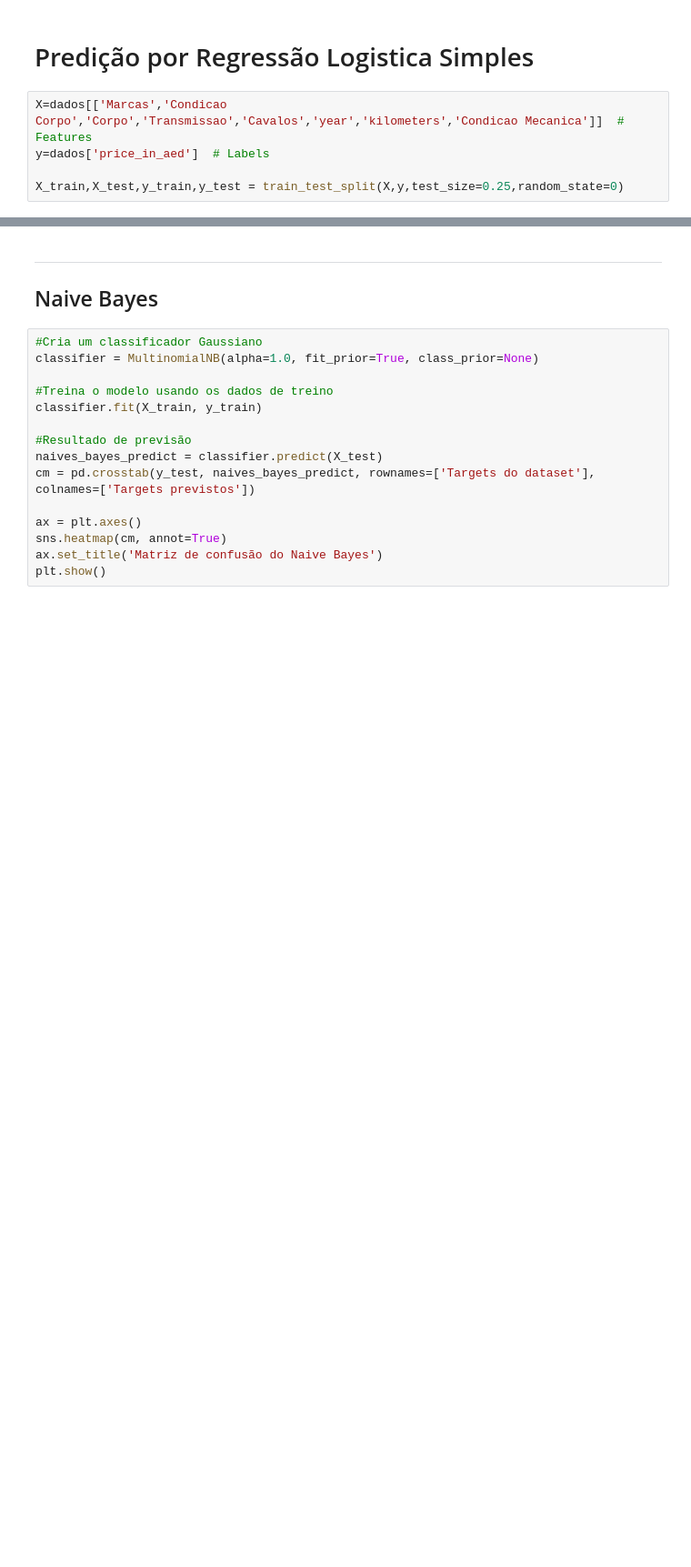
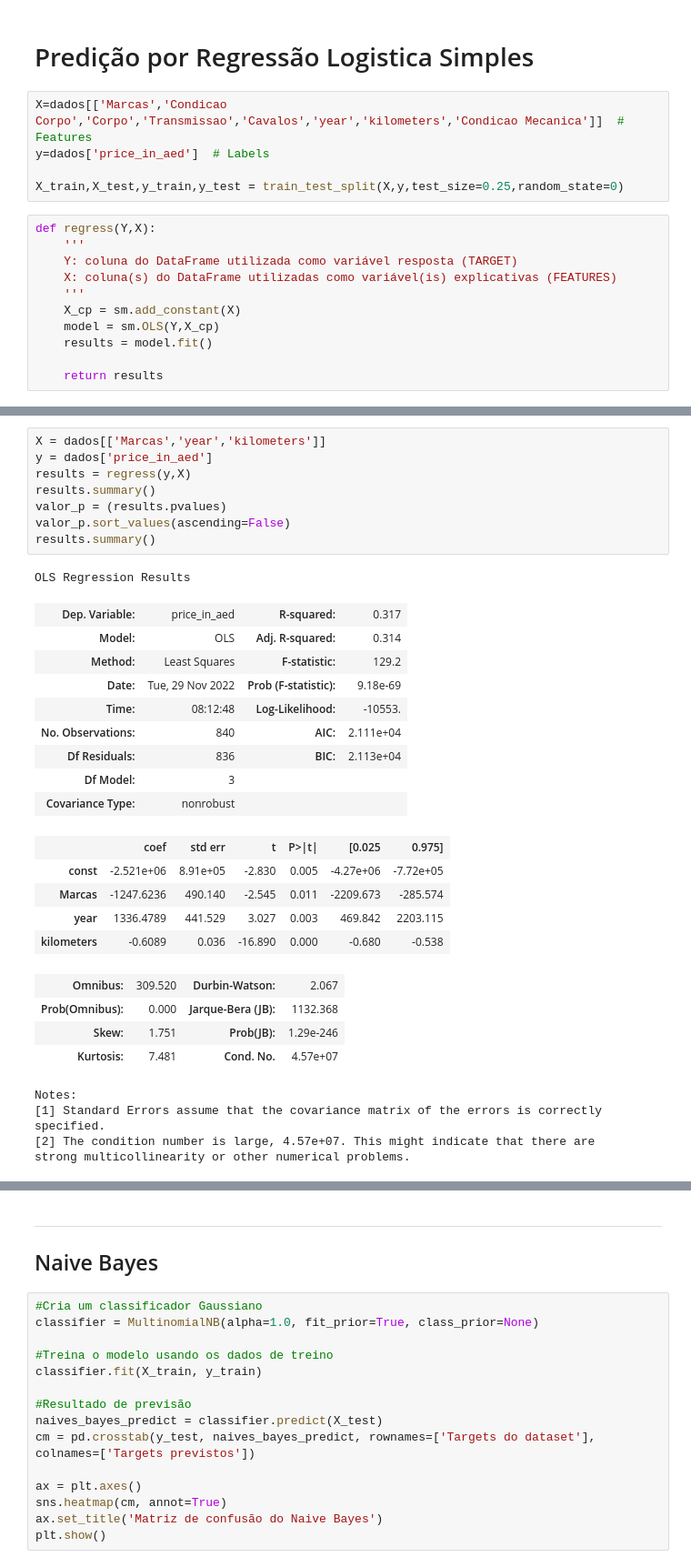
Before and after one commit to insper-classroom/22-2b-cd-p2-p2_albert_arthur_thiago, a Jupyter notebook: main.ipynb, the cells around one changed output, grey strips where cells are left out. Shown: that part at 91% size. Cells and saved outputs as stored; diff of their text form; blank space fills up the shorter version.

```diff
--- a/main.ipynb
+++ b/main.ipynb
@@ -457,4 +473,15 @@ X=dados[['Marcas','Condicao Corpo','Corpo','Transmissao','Cavalos','year','kilom
 y=dados['price_in_aed']  # Labels
 
 X_train,X_test,y_train,y_test = train_test_split(X,y,test_size=0.25,random_state=0)
+# %%
+def regress(Y,X):
+    '''
+    Y: coluna do DataFrame utilizada como variável resposta (TARGET)
+    X: coluna(s) do DataFrame utilizadas como variável(is) explicativas (FEATURES)
+    '''
+    X_cp = sm.add_constant(X)
+    model = sm.OLS(Y,X_cp)
+    results = model.fit()
+
+    return results
 # %%
@@ -482,0 +620,32 @@ Probabilidade de acertar exatamente o preço do carro: 1.4285714285714286 %
+# %%
+X = dados[['Marcas','year','kilometers']]
+y = dados['price_in_aed']
+results = regress(y,X)
+results.summary()
+valor_p = (results.pvalues)
+valor_p.sort_values(ascending=False)
+results.summary()
+# %% [output]
+OLS Regression Results
+| Dep. Variable: | price_in_aed | R-squared: | 0.317 |
+| Model: | OLS | Adj. R-squared: | 0.314 |
+| Method: | Least Squares | F-statistic: | 129.2 |
+| Date: | Tue, 29 Nov 2022 | Prob (F-statistic): | 9.18e-69 |
+| Time: | 08:12:48 | Log-Likelihood: | -10553. |
+| No. Observations: | 840 | AIC: | 2.111e+04 |
+| Df Residuals: | 836 | BIC: | 2.113e+04 |
+| Df Model: | 3 |  |  |
+| Covariance Type: | nonrobust |  |  |
+|  | coef | std err | t | P>|t| | [0.025 | 0.975] |
+| const | -2.521e+06 | 8.91e+05 | -2.830 | 0.005 | -4.27e+06 | -7.72e+05 |
+| Marcas | -1247.6236 | 490.140 | -2.545 | 0.011 | -2209.673 | -285.574 |
+| year | 1336.4789 | 441.529 | 3.027 | 0.003 | 469.842 | 2203.115 |
+| kilometers | -0.6089 | 0.036 | -16.890 | 0.000 | -0.680 | -0.538 |
+| Omnibus: | 309.520 | Durbin-Watson: | 2.067 |
+| Prob(Omnibus): | 0.000 | Jarque-Bera (JB): | 1132.368 |
+| Skew: | 1.751 | Prob(JB): | 1.29e-246 |
+| Kurtosis: | 7.481 | Cond. No. | 4.57e+07 |
+Notes:
+[1] Standard Errors assume that the covariance matrix of the errors is correctly specified.
+[2] The condition number is large, 4.57e+07. This might indicate that there are
+strong multicollinearity or other numerical problems.
```
Also changed, not shown: parts of 22 cells of this notebook.
